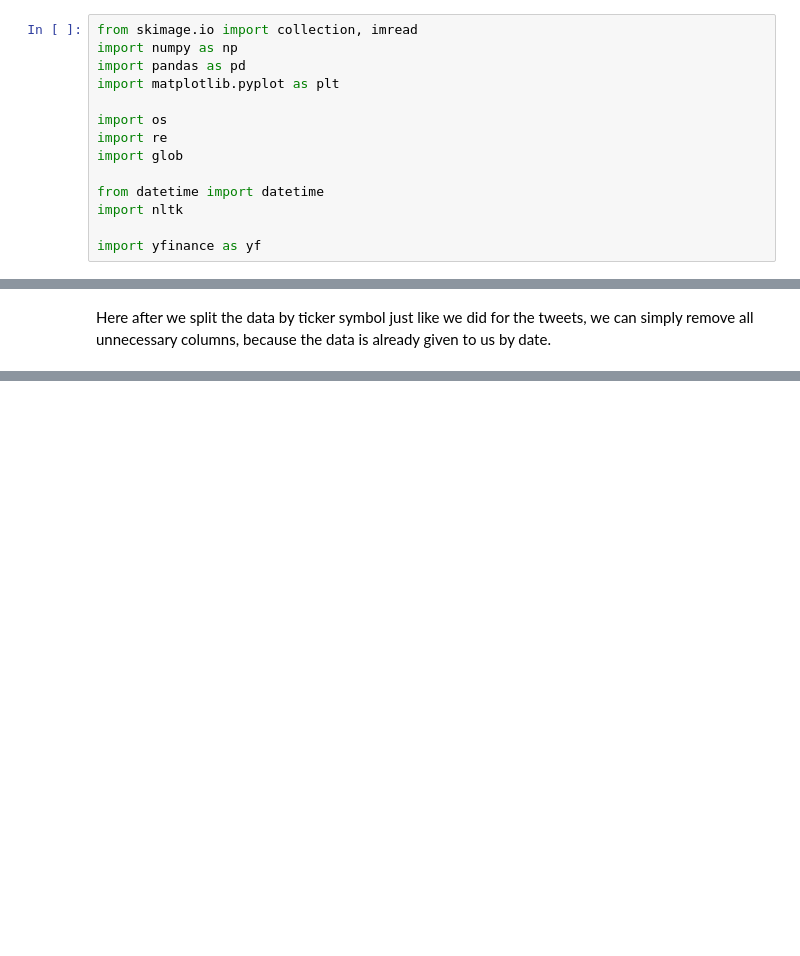
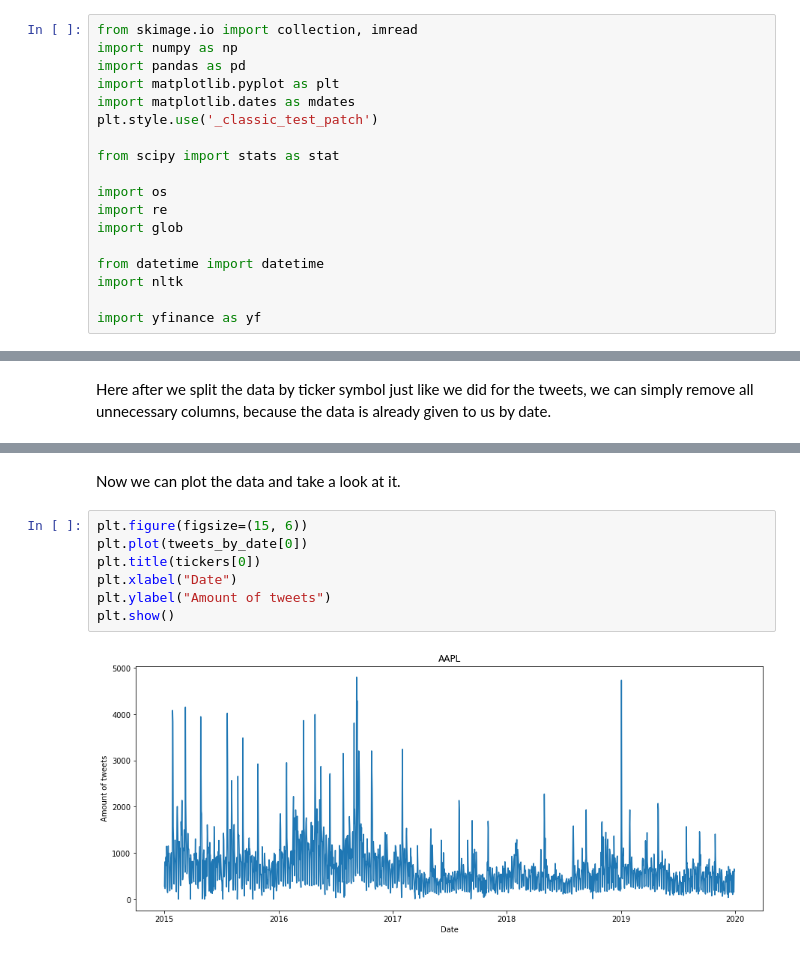
Before and after one commit to Kaloyan-Dimitrov/softuni-data-science-final-project, a Jupyter notebook: Tweets and a company's market value.ipynb, the cells around one changed output, grey strips where cells are left out. Drawn from its saved outputs; the diff is of its cells as text; blank space fills up the shorter version.

```diff
--- a/Tweets and a company's market value.ipynb
+++ b/Tweets and a company's market value.ipynb
@@ -5,6 +6,10 @@ from skimage.io import collection, imread
 import numpy as np
 import pandas as pd
 import matplotlib.pyplot as plt
+import matplotlib.dates as mdates
+plt.style.use('_classic_test_patch')
+
+from scipy import stats as stat
 
 import os
 import re
@@ -468,0 +476,11 @@ stocks_by_company[0]
+# %% [markdown]
+Now we can plot the data and take a look at it.
+# %%
+plt.figure(figsize=(15, 6))
+plt.plot(tweets_by_date[0])
+plt.title(tickers[0])
+plt.xlabel("Date")
+plt.ylabel("Amount of tweets")
+plt.show()
+# %% [output]
+[figure, added]
```
Also changed, not shown: parts of 25 cells of this notebook.
